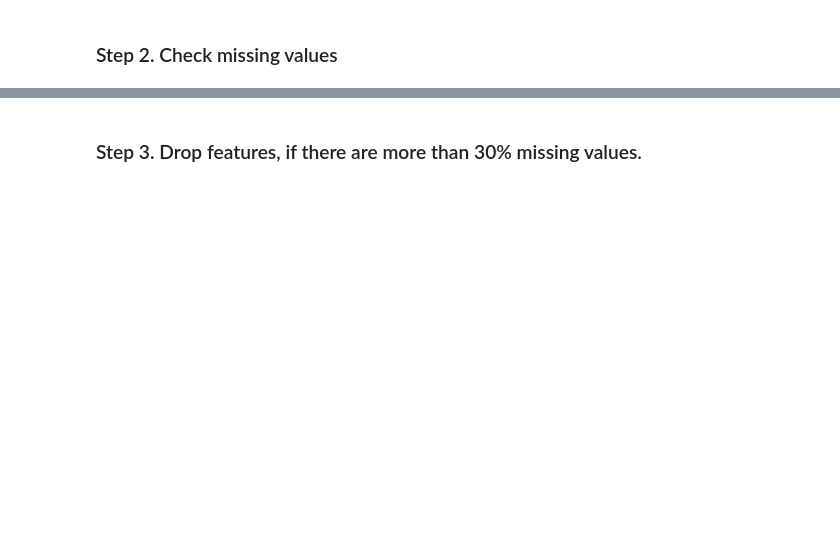
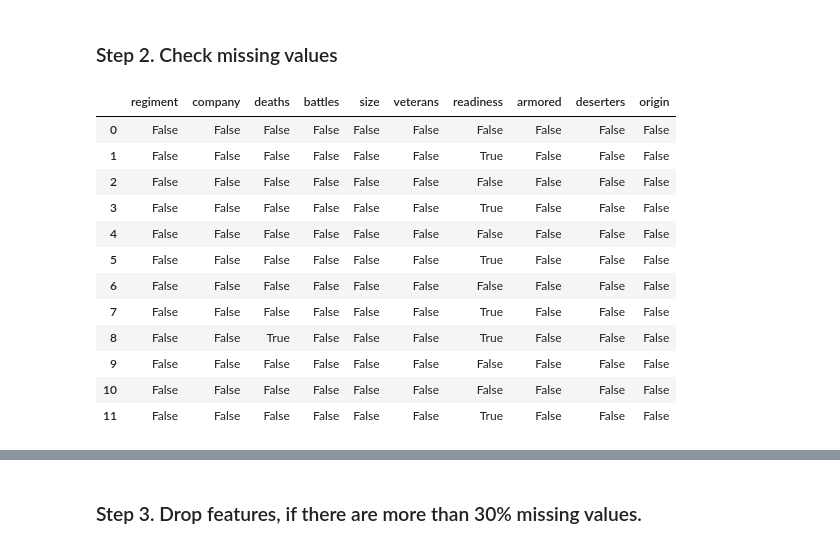
Before and after one commit to MNievas12/2411_dsft_thebridge, a Jupyter notebook: 2-Data-Analysis/2-Pandas/Practica/2-Fictional_Army/Fictional Army.ipynb, the cells around one changed output, grey strips where cells are left out. Cells and saved outputs as stored; diff of their text form; code cells hidden in the pictures; blank space fills up the shorter version.

```diff
--- a/2-Data-Analysis/2-Pandas/Practica/2-Fictional_Army/Fictional Army.ipynb
+++ b/2-Data-Analysis/2-Pandas/Practica/2-Fictional_Army/Fictional Army.ipynb
@@ -19,2 +71,18 @@ raw_data = {'regiment': ['Nighthawks', 'Nighthawks', 'Nighthawks', 'Nighthawks',
 # %% [markdown]
 ### Step 2. Check missing values
+# %%
+army.isnull()
+# %% [output]
+|  | regiment | company | deaths | battles | size | veterans | readiness | armored | deserters | origin |
+| 0 | False | False | False | False | False | False | False | False | False | False |
+| 1 | False | False | False | False | False | False | True | False | False | False |
+| 2 | False | False | False | False | False | False | False | False | False | False |
+| 3 | False | False | False | False | False | False | True | False | False | False |
+| 4 | False | False | False | False | False | False | False | False | False | False |
+| 5 | False | False | False | False | False | False | True | False | False | False |
+| 6 | False | False | False | False | False | False | False | False | False | False |
+| 7 | False | False | False | False | False | False | True | False | False | False |
+| 8 | False | False | True | False | False | False | True | False | False | False |
+| 9 | False | False | False | False | False | False | False | False | False | False |
+| 10 | False | False | False | False | False | False | False | False | False | False |
+| 11 | False | False | False | False | False | False | True | False | False | False |
```
Also changed, not shown: parts of 30 cells of this notebook, 2 other files.
